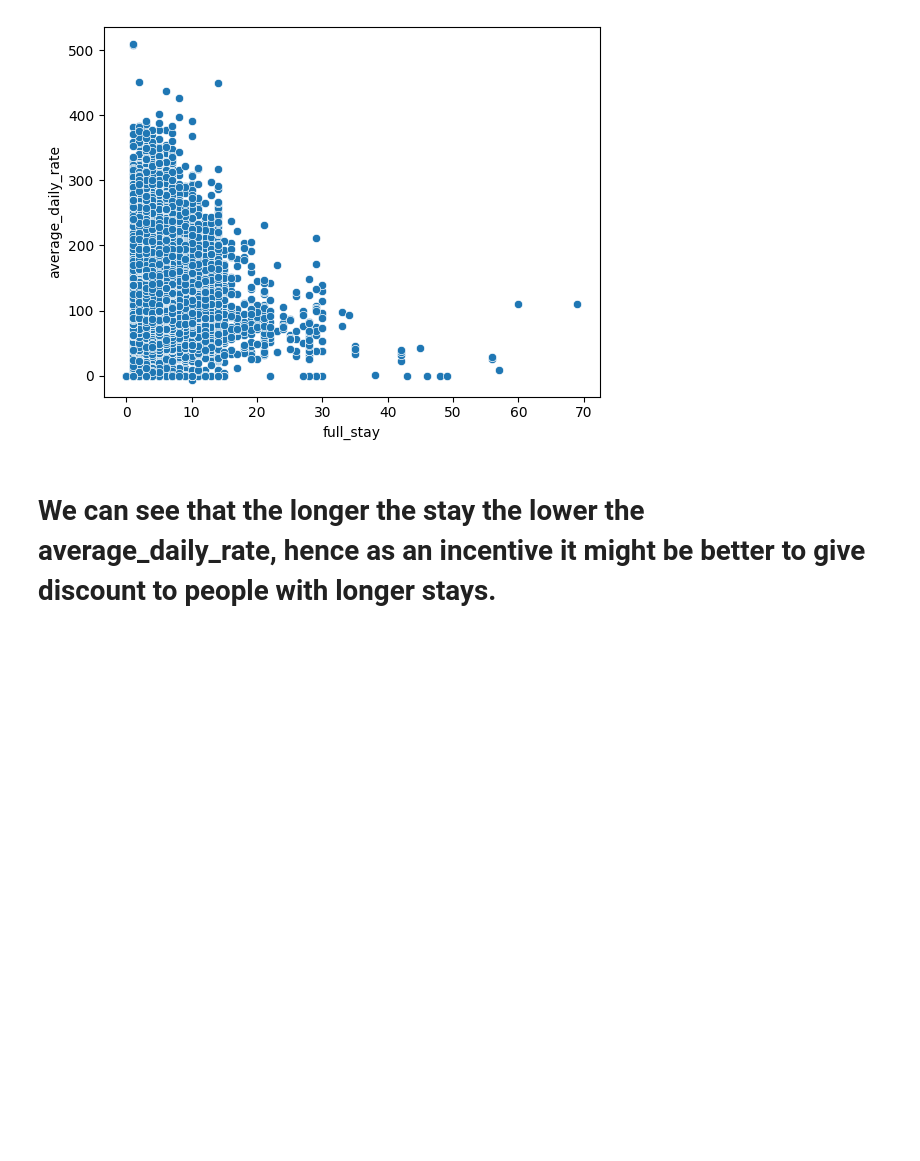
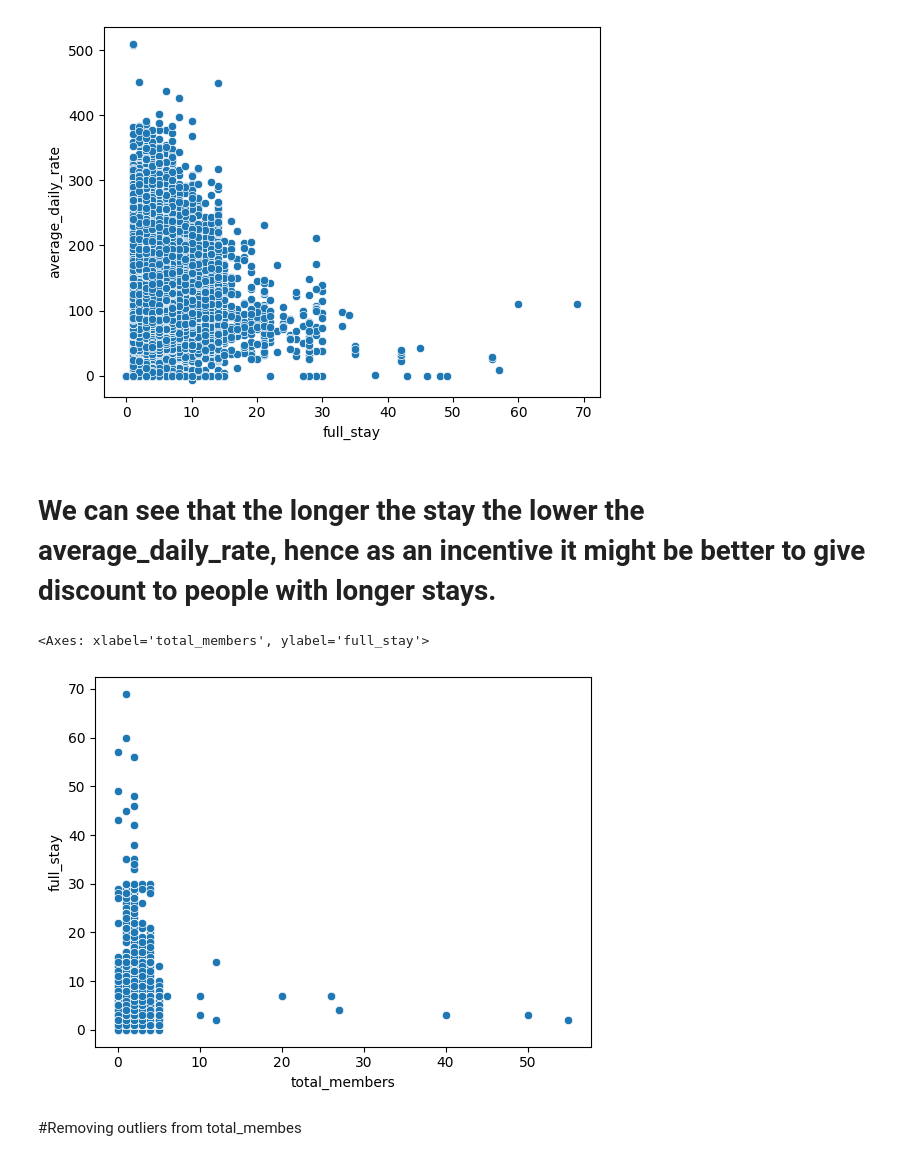
Before and after one commit to vishant750/hotelbookinganalysis, a Jupyter notebook: EDA_Hotel_Analysis.ipynb, the cells around one changed output. Drawn from its saved outputs; the diff is of its cells as text; code cells hidden in the pictures; blank space fills up the shorter version.

```diff
--- a/EDA_Hotel_Analysis.ipynb
+++ b/EDA_Hotel_Analysis.ipynb
@@ -232,3 +232,11 @@ sns.scatterplot(x='full_stay',y='average_daily_rate',data=hotel_df)
 [figure]
 # %% [markdown]
 # We can see that the longer the stay the lower the average_daily_rate, hence as an incentive it might be better to give discount to people with longer stays.
+# %%
+#We can see that more than 20 members are outliers.
+sns.scatterplot(x='total_members',y='full_stay',data=hotel_df)
+# %% [output]
+<Axes: xlabel='total_members', ylabel='full_stay'>
+[figure, added]
+# %% [markdown]
+#Removing outliers from total_membes
```
Also changed, not shown: parts of 4 cells of this notebook.
